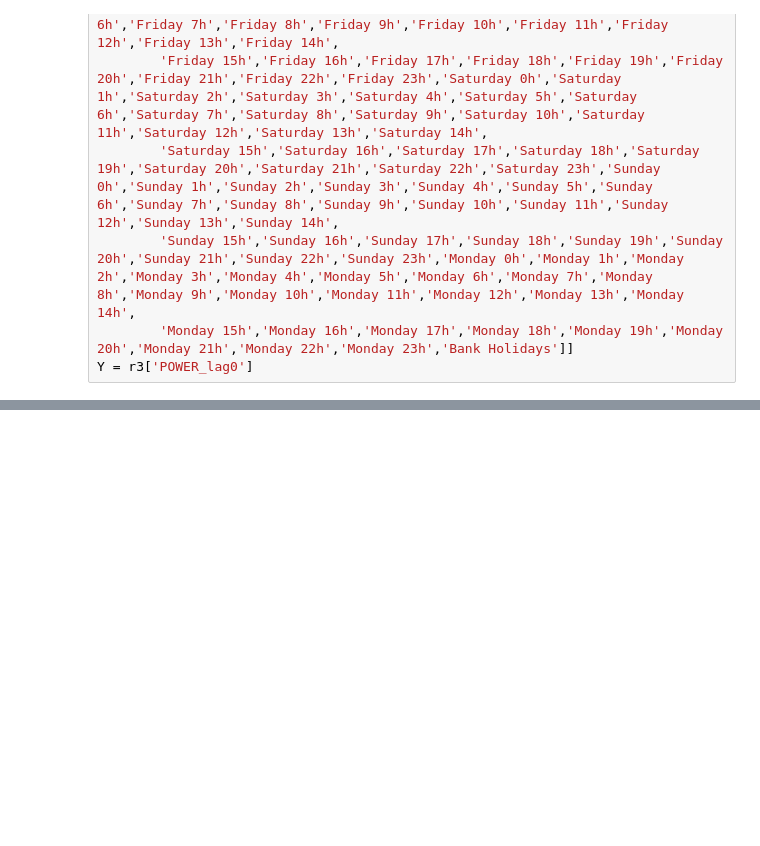
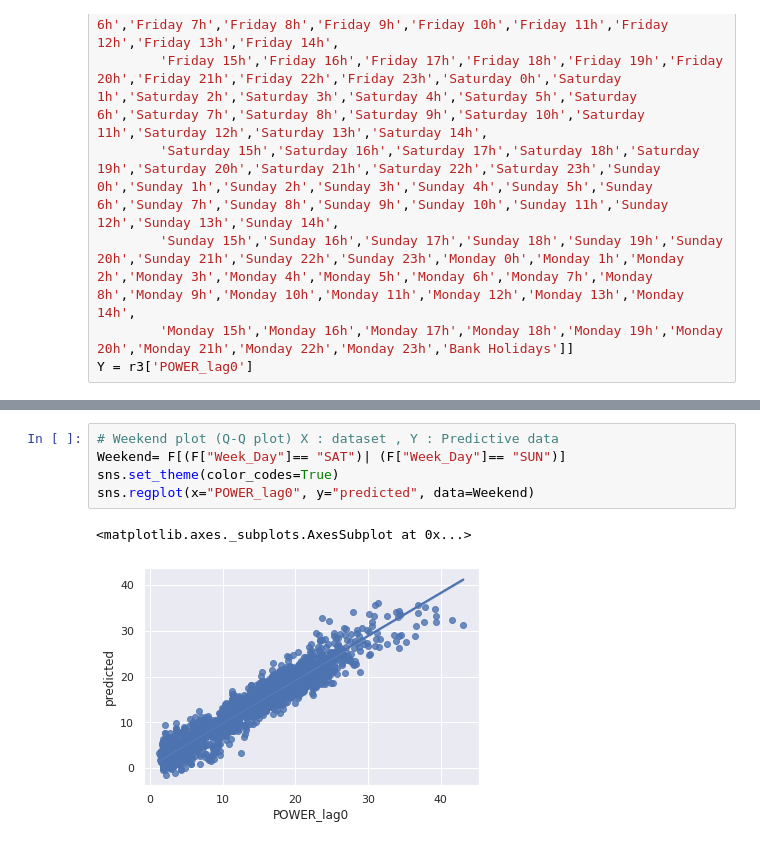
Before and after one commit to hajri94/Predictive-Model-for-Heat-Load-in-Buildings-Connected-to-District-Heating-Network, a Jupyter notebook: Test_Model_Building.ipynb, the cells around one changed output, grey strips where cells are left out. Cells and saved outputs as stored; diff of their text form; blank space fills up the shorter version.

```diff
--- a/Test_Model_Building.ipynb
+++ b/Test_Model_Building.ipynb
@@ -178,0 +196,8 @@ strong multicollinearity problems or that the design matrix is singular.
+# %%
+# Weekend plot (Q-Q plot) X : dataset , Y : Predictive data
+Weekend= F[(F["Week_Day"]== "SAT")| (F["Week_Day"]== "SUN")]
+sns.set_theme(color_codes=True)
+sns.regplot(x="POWER_lag0", y="predicted", data=Weekend)
+# %% [output]
+<matplotlib.axes._subplots.AxesSubplot at 0x...>
+[figure, added]
```
Also changed, not shown: parts of 19 cells of this notebook.
